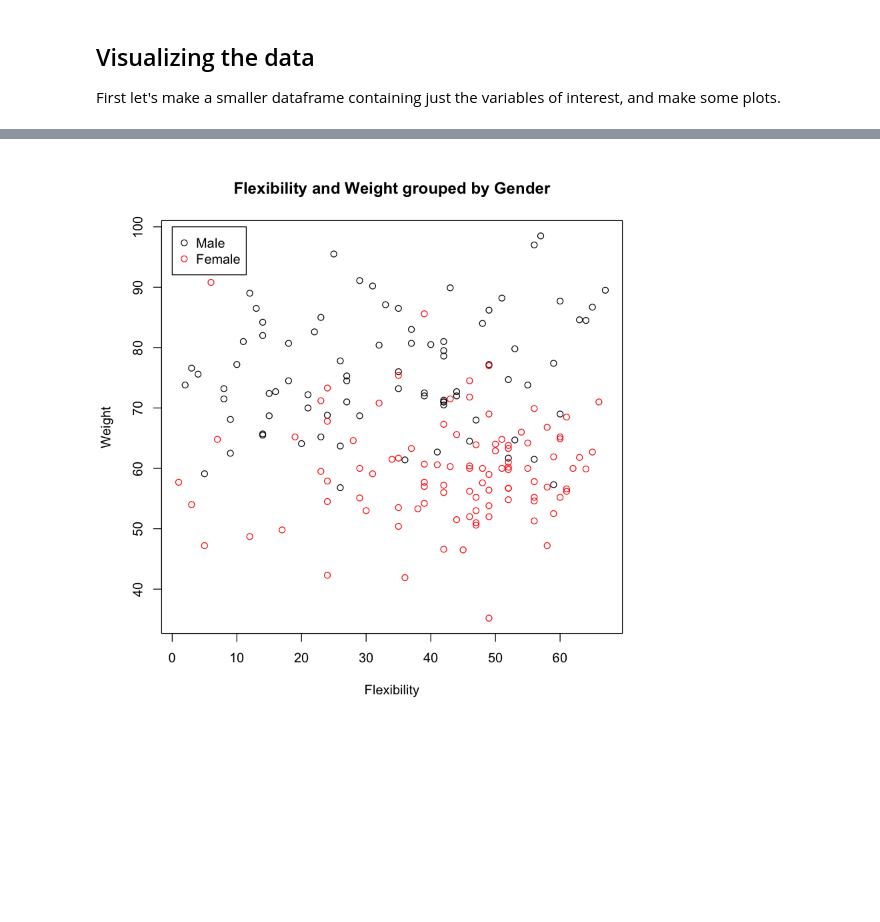
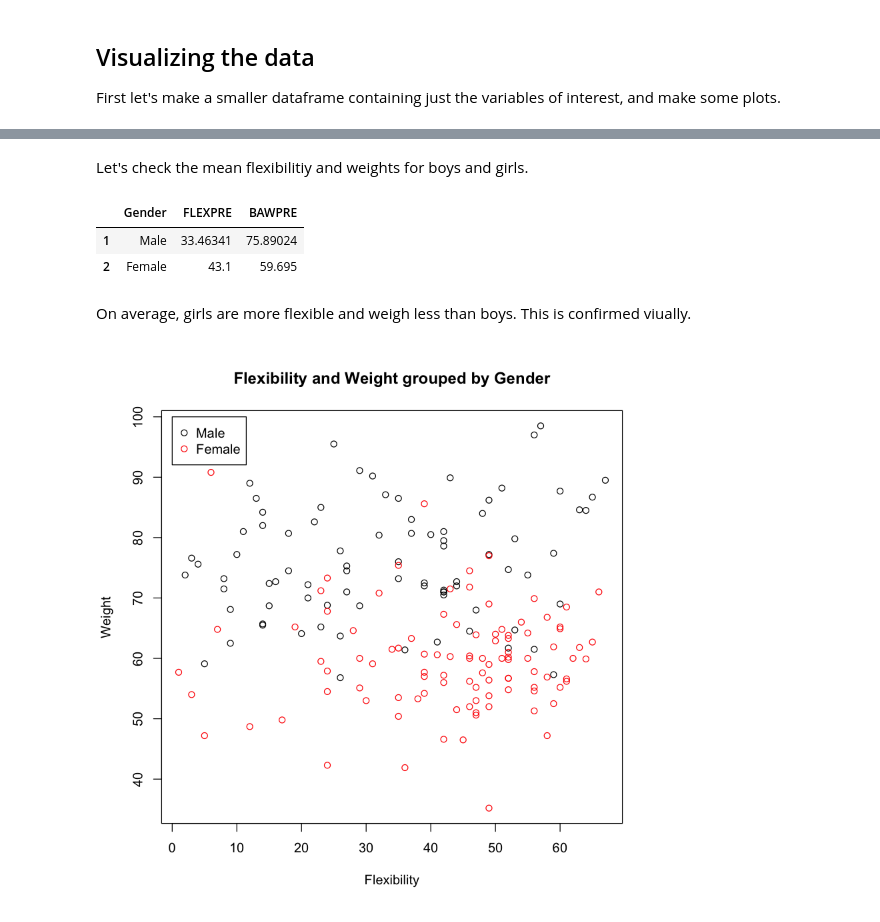
Before and after one commit to duke-biostats/ngs-2015, a Jupyter notebook: Wk1_Wed/SupervisedLearning.ipynb, the cells around one changed output, grey strips where cells are left out. Drawn from its saved outputs; the diff is of its cells as text; code cells hidden in the pictures; blank space fills up the shorter version.

```diff
--- a/Wk1_Wed/SupervisedLearning.ipynb
+++ b/Wk1_Wed/SupervisedLearning.ipynb
@@ -67,3 +69,13 @@ summary(df)
+# %% [markdown]
+Let's check the mean flexibilitiy and weights for boys and girls.
+# %%
+with(df, aggregate(df[,3:4], by=list(Gender=GENDER), FUN=mean))
+# %% [output]
+|  | Gender | FLEXPRE | BAWPRE |
+| 1 | Male | 33.46341 | 75.89024 |
+| 2 | Female | 43.1 | 59.695 |
+# %% [markdown]
+On average, girls are more flexible and weigh less than boys. This is confirmed viually.
 # %%
 plot(df$FLEXPRE, df$BAWPRE, col=df$GENDER,
      xlab="Flexibility", ylab="Weight",
```
Also changed, not shown: parts of 27 cells of this notebook.
